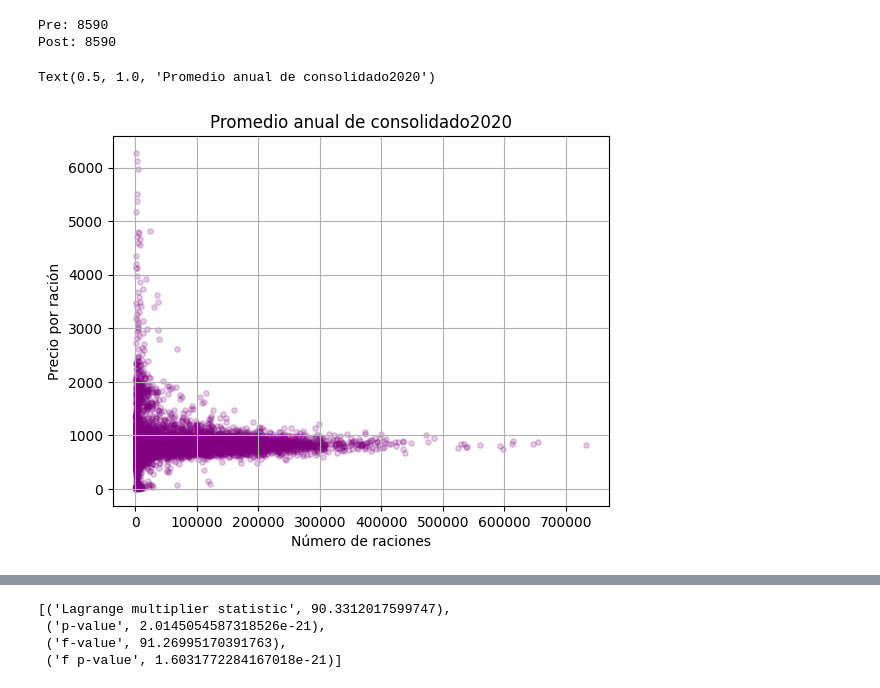
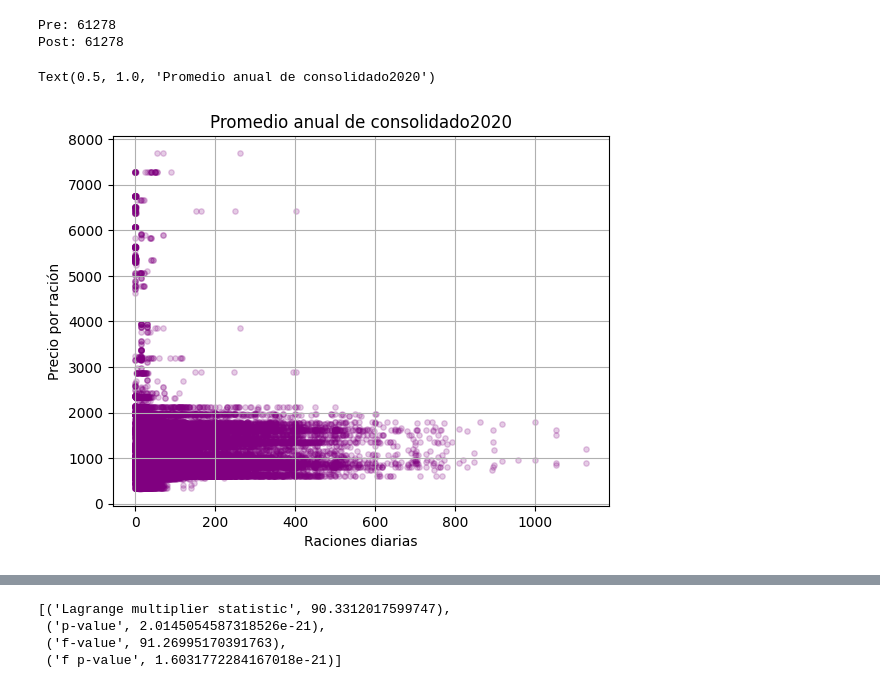
Before and after one commit to rbenatuilv/Junaeb-IMT-Capstone, a Jupyter notebook: Costos de escala/regresion2.ipynb, the cells around one changed output, grey strips where cells are left out. Saved outputs shown, nothing was run; the diff lists cells and outputs as text; code cells hidden in the pictures.

```diff
--- a/Costos de escala/regresion2.ipynb
+++ b/Costos de escala/regresion2.ipynb
@@ -13,3 +11,5 @@ data = pd.read_excel("/Users/terriblepollo/Desktop/Capstone/Junaeb_github/racion
+# %%
+data = pd.read_excel("../Data/Consolidado2022/Junio_JUNAEB.xlsx", sheet_name=1)
 # %%
 data.head()
 # %% [output]
@@ -28,0 +22,2 @@ data.rename(columns={'Total$': 'Total_precio'}).head(1)
+# %%
+data.rename(columns={'Precio por racion': 'precio_racion', 'Raciones diarias': 'Total'}, inplace=True)
@@ -29,26 +42,25 @@ data.rename(columns={'Total$': 'Total_precio'}).head(1)
 # %%
-filas_pre = len(data['Total'])
-data['precio_racion'] = data['Total$']/data['Total']
+filas_pre = len(data['raciones_diarias'])
+
 data = data[data['precio_racion'] < 10000]
 data = data[data['precio_racion'] > 0]
-data = data[data['Total'] > 0]
-filas_post = len(data['Total'])
+data = data[data['raciones_diarias'] > 0]
 
-data.to_excel('raciones_DL.xlsx', index=False)
+filas_post = len(data['raciones_diarias'])
 
 print(f'''
 Pre: {filas_pre}
 Post: {filas_post}
 ''')
 # %% [output]
-Pre: 8590
-Post: 8590
+Pre: 61278
+Post: 61278
 # %%
-plt.scatter(data['Total'], data['precio_racion'], color='purple', s=15, alpha=0.2)
-plt.xlabel('Número de raciones')
+plt.scatter(data['raciones_diarias'], data['precio_racion'], color='purple', s=15, alpha=0.2)
+plt.xlabel('Raciones diarias')
 plt.ylabel('Precio por ración')
 plt.grid(True)
 plt.title('Promedio anual de consolidado2020')
 # %% [output]
 Text(0.5, 1.0, 'Promedio anual de consolidado2020')
-[figure, old version]
+[figure, new version]
```
Also changed, not shown: parts of 8 cells of this notebook, 4 other files.
